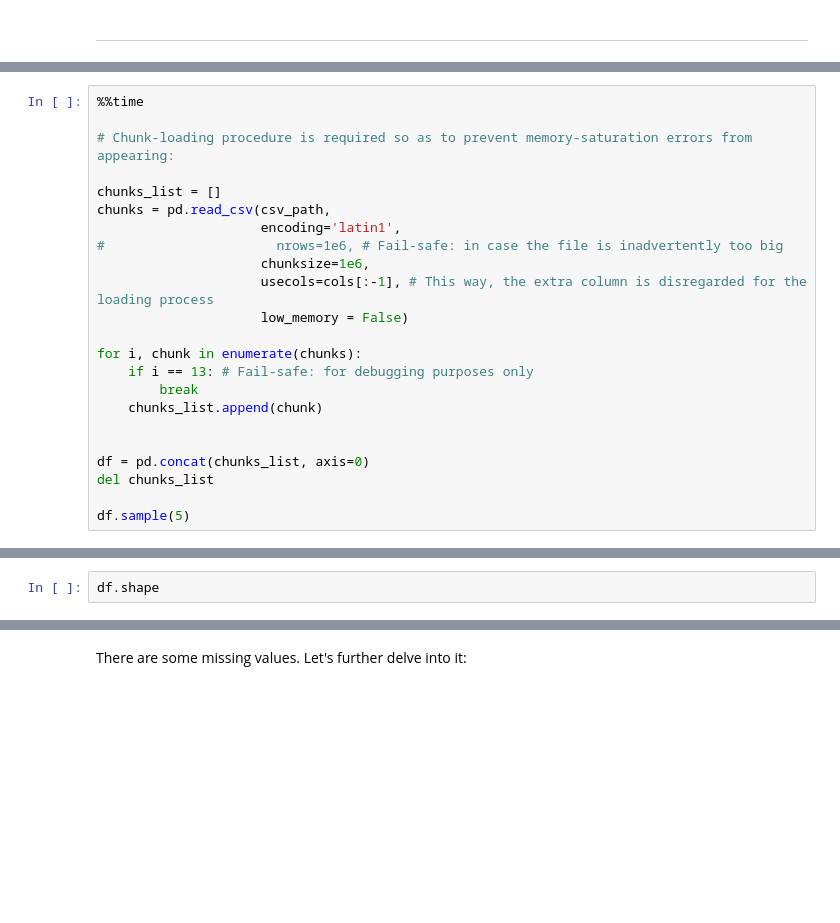
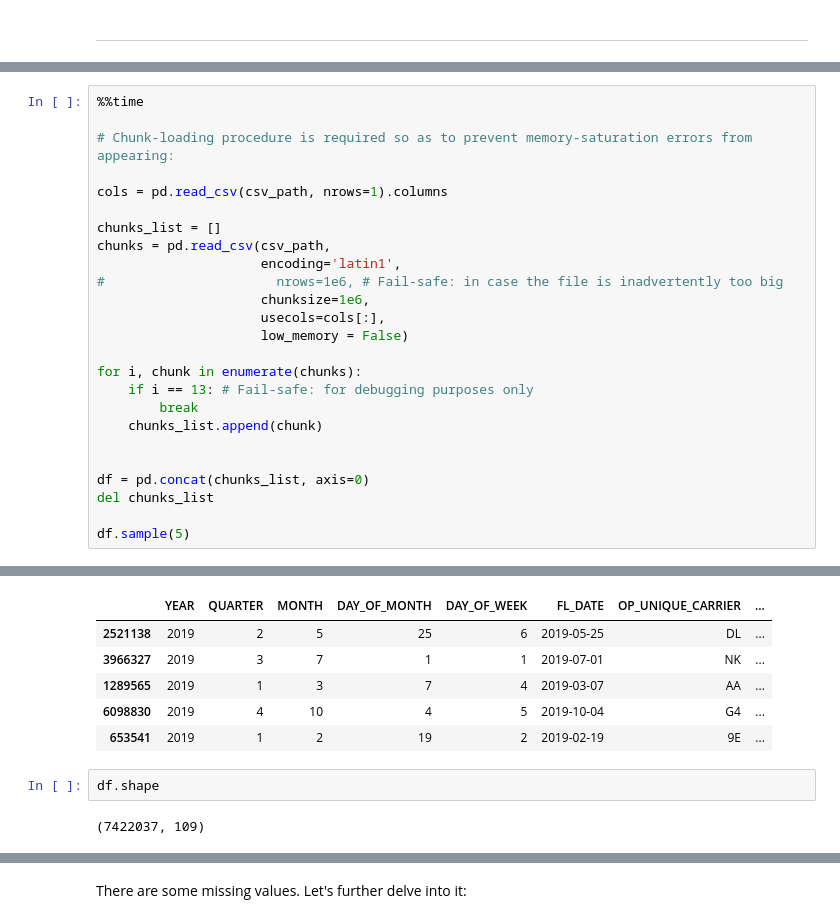
Before and after one commit to malonsol/TFM_KSchool, a Jupyter notebook: EDA/DELAY/AL_OTP_MVP_Preprocessing.ipynb, the cells around one changed output, grey strips where cells are left out. Saved outputs shown, nothing was run; the diff lists cells and outputs as text; blank space fills up the shorter version.

```diff
--- a/EDA/DELAY/AL_OTP_MVP_Preprocessing.ipynb
+++ b/EDA/DELAY/AL_OTP_MVP_Preprocessing.ipynb
@@ -186,13 +193,15 @@ csv_path
 %%time
 
 # Chunk-loading procedure is required so as to prevent memory-saturation errors from appearing:
+
+cols = pd.read_csv(csv_path, nrows=1).columns
 
 chunks_list = []
 chunks = pd.read_csv(csv_path,
                      encoding='latin1',
 #                      nrows=1e6, # Fail-safe: in case the file is inadvertently too big
                      chunksize=1e6,
-                     usecols=cols[:-1], # This way, the extra column is disregarded for the loading process
+                     usecols=cols[:],
                      low_memory = False)
 
 for i, chunk in enumerate(chunks):
@@ -205,3 +214,4 @@ df = pd.concat(chunks_list, axis=0)
 del chunks_list
 
 df.sample(5)
+# %% [output]
@@ -208,4 +219,12 @@ df.sample(5)
+|  | YEAR | QUARTER | MONTH | DAY_OF_MONTH | DAY_OF_WEEK | FL_DATE | OP_UNIQUE_CARRIER | ... |
+| 2521138 | 2019 | 2 | 5 | 25 | 6 | 2019-05-25 | DL | ... |
+| 3966327 | 2019 | 3 | 7 | 1 | 1 | 2019-07-01 | NK | ... |
+| 1289565 | 2019 | 1 | 3 | 7 | 4 | 2019-03-07 | AA | ... |
+| 6098830 | 2019 | 4 | 10 | 4 | 5 | 2019-10-04 | G4 | ... |
+| 653541 | 2019 | 1 | 2 | 19 | 2 | 2019-02-19 | 9E | ... |
 # %%
 df.shape
+# %% [output]
+(7422037, 109)
 # %%
 %memit
```
Also changed, not shown: parts of 24 cells of this notebook.
